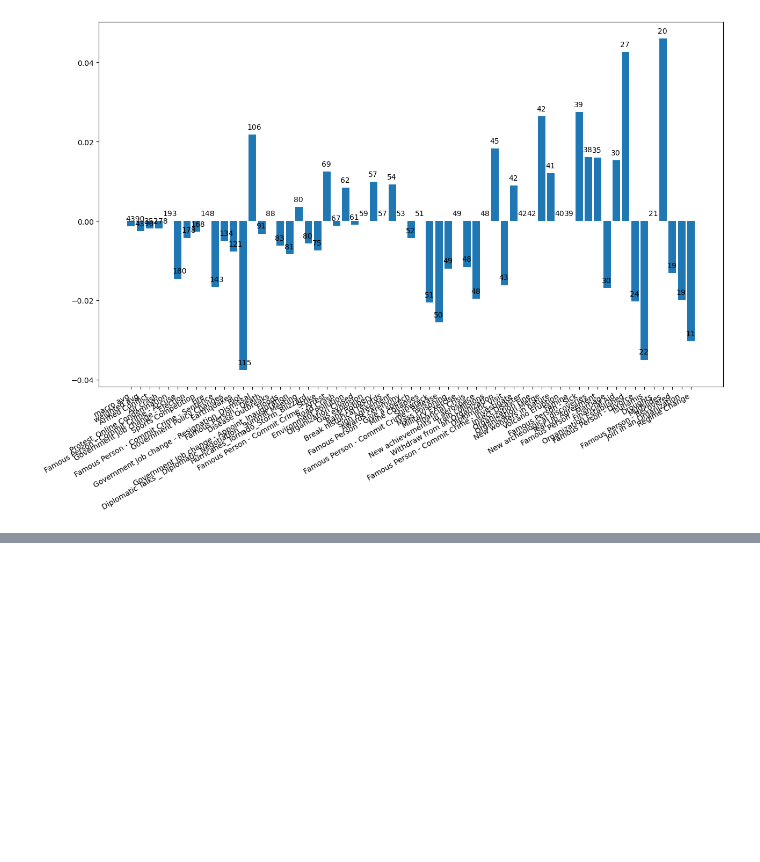
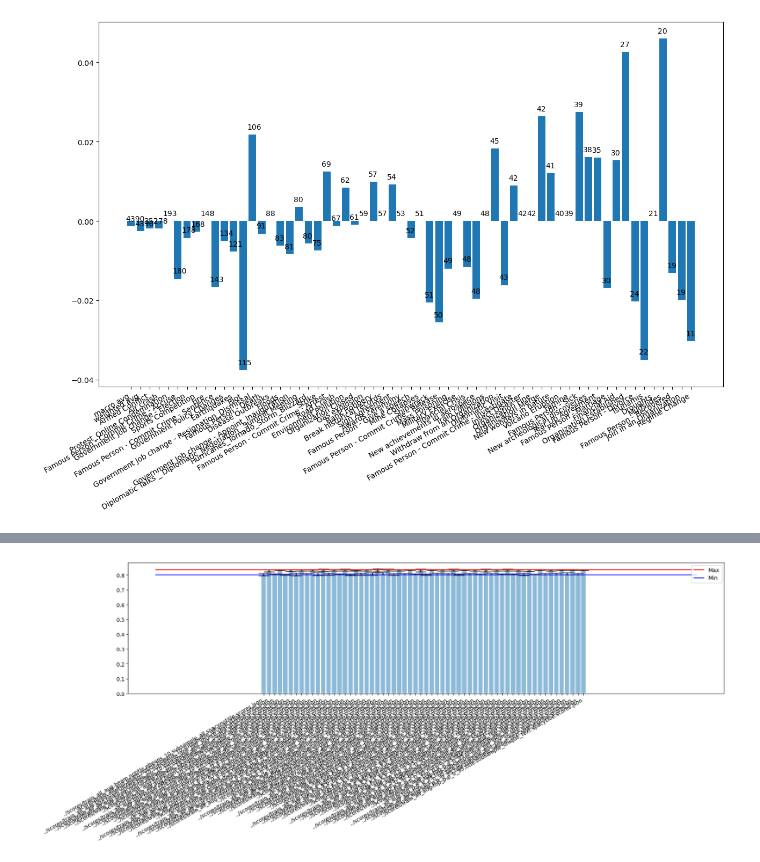
Before and after one commit to jankovidakovic/cross_lingual_data_augmentation, a Jupyter notebook: notebooks/0.7-jvidakovic-explore_results.ipynb, the cells around one changed output, grey strips where cells are left out. Saved outputs shown, nothing was run; the diff lists cells and outputs as text; code cells hidden in the pictures; blank space fills up the shorter version.

```diff
--- a/notebooks/0.7-jvidakovic-explore_results.ipynb
+++ b/notebooks/0.7-jvidakovic-explore_results.ipynb
@@ -60,0 +118,8 @@ len(y) = 61
+# %%
+score_figures = {}
+for score in scores:
+    with open(score, "r") as f:
+        this_score = json.load(f)
+        score_figures[score] = this_score["test_score"]
+
+score_figures
@@ -60,0 +144,15 @@ len(y) = 61
+# %%
+import numpy as np
+means = np.array(list(map(np.mean, score_figures.values())))
+stds = np.array(list(map(np.std, score_figures.values())))
+# %%
+x = score_figures.keys()
+fig = plt.figure(figsize=(20, 5))
+plt.bar(x, means, yerr=stds, alpha=0.5, ecolor="black", capsize=10)
+plt.hlines(np.max(means), -20, 80, colors="red", label="Max")
+plt.hlines(np.min(means), -20, 80, colors="blue", label="Min")
+fig.autofmt_xdate()
+plt.legend()
+plt.show()
+# %% [output]
+[figure, added]
```
Also changed, not shown: parts of 6 cells of this notebook, 1 other file.
